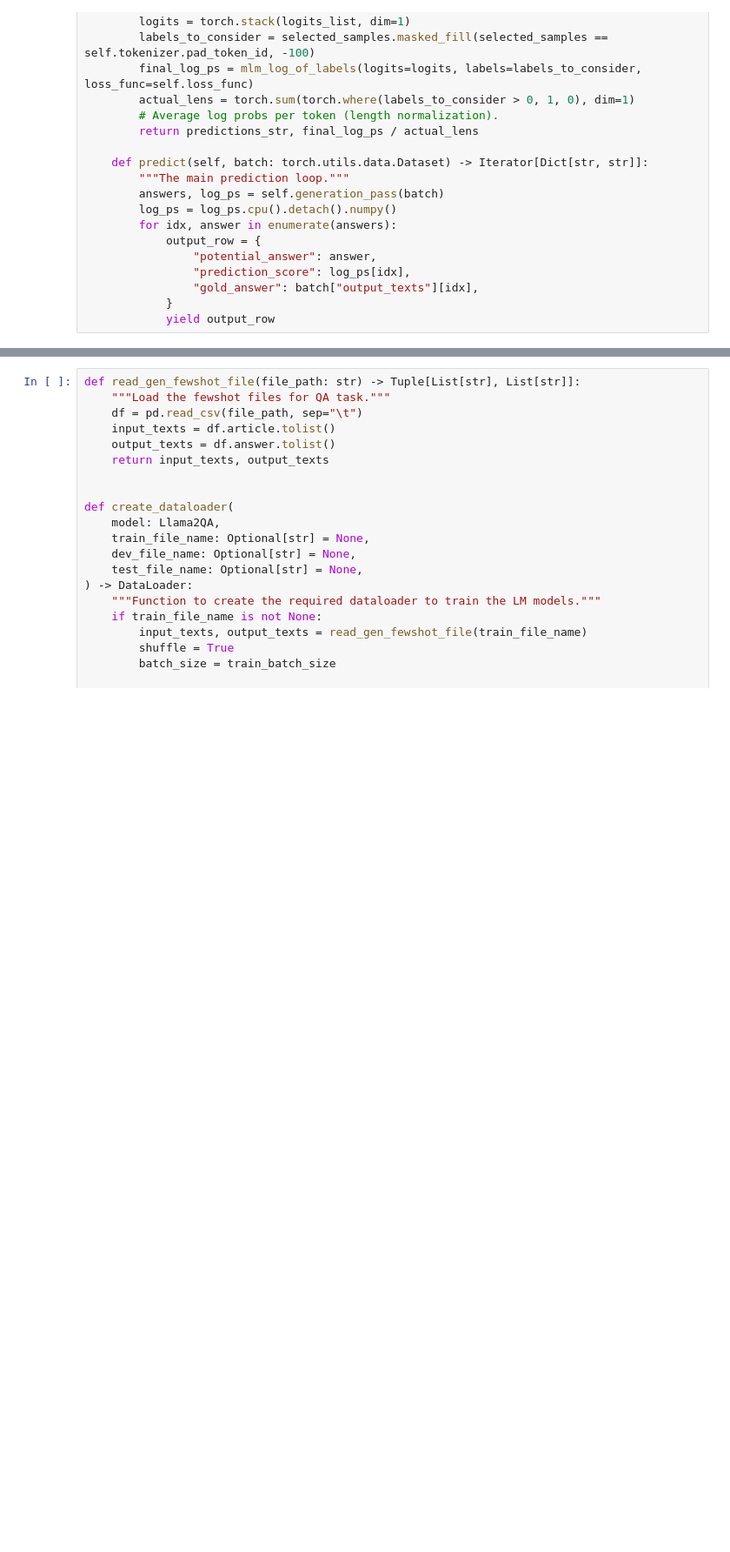
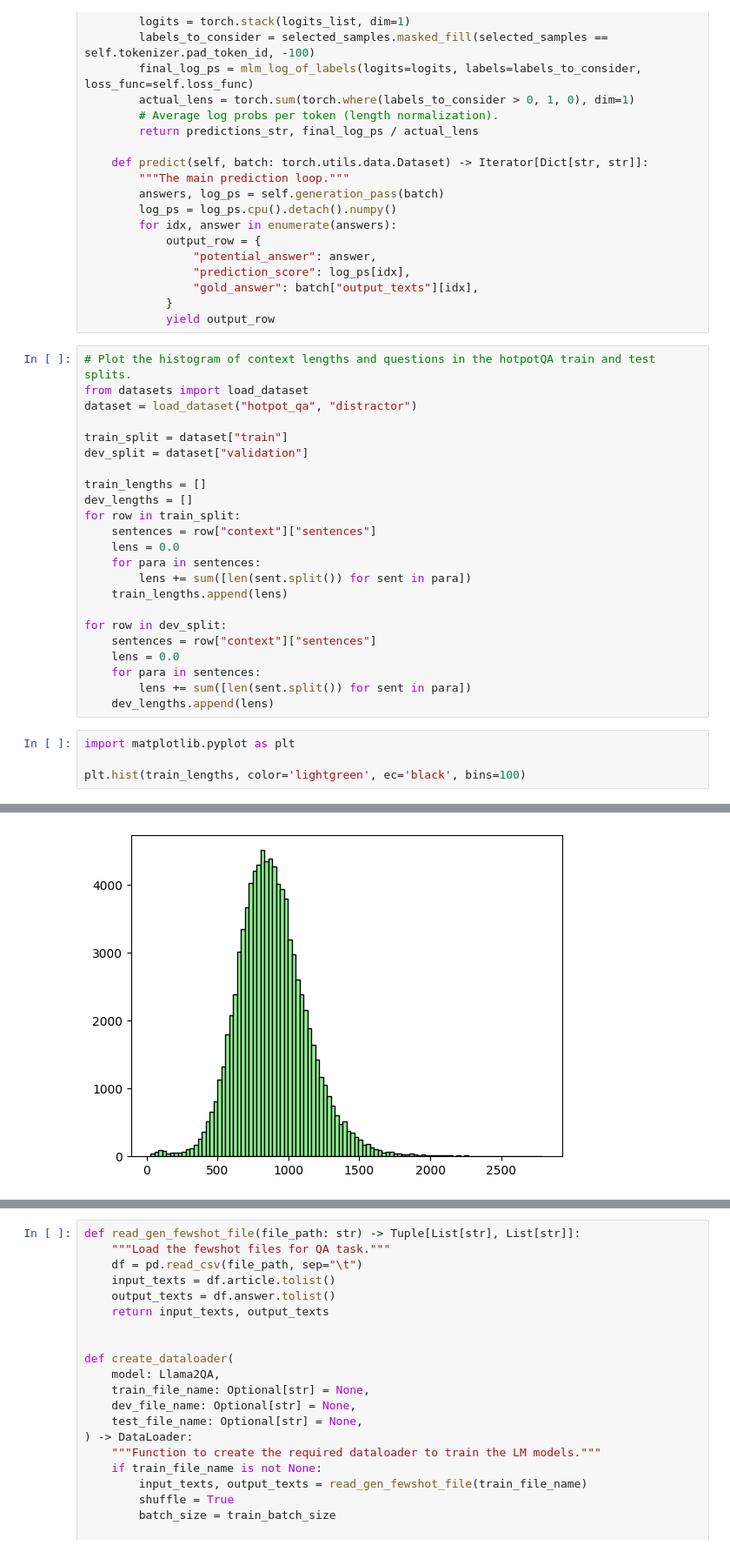
Before and after one commit to SaeedNajafi/llm-research, a Jupyter notebook: notebooks/qa_llama2_examples.ipynb, the cells around one changed output, grey strips where cells are left out. Shown: that part at 87% size. Saved outputs shown, nothing was run; the diff lists cells and outputs as text; blank space fills up the shorter version.

```diff
--- a/notebooks/qa_llama2_examples.ipynb
+++ b/notebooks/qa_llama2_examples.ipynb
@@ -370,3 +371,31 @@ class Llama2QA(BaseLM):
                 "gold_answer": batch["output_texts"][idx],
             }
             yield output_row
+# %%
+# Plot the histogram of context lengths and questions in the hotpotQA train and test splits.
+from datasets import load_dataset
+dataset = load_dataset("hotpot_qa", "distractor")
+
+train_split = dataset["train"]
+dev_split = dataset["validation"]
+
+train_lengths = []
+dev_lengths = []
+for row in train_split:
+    sentences = row["context"]["sentences"]
+    lens = 0.0
+    for para in sentences:
+        lens += sum([len(sent.split()) for sent in para])
+    train_lengths.append(lens)
+
+for row in dev_split:
+    sentences = row["context"]["sentences"]
+    lens = 0.0
+    for para in sentences:
+        lens += sum([len(sent.split()) for sent in para])
+    dev_lengths.append(lens)
+# %%
+import matplotlib.pyplot as plt
+
+plt.hist(train_lengths, color='lightgreen', ec='black', bins=100)
+# %% [output]
@@ -372,0 +419 @@ class Llama2QA(BaseLM):
+[figure, added]
```
Also changed, not shown: parts of 7 cells of this notebook, 3 other files.
